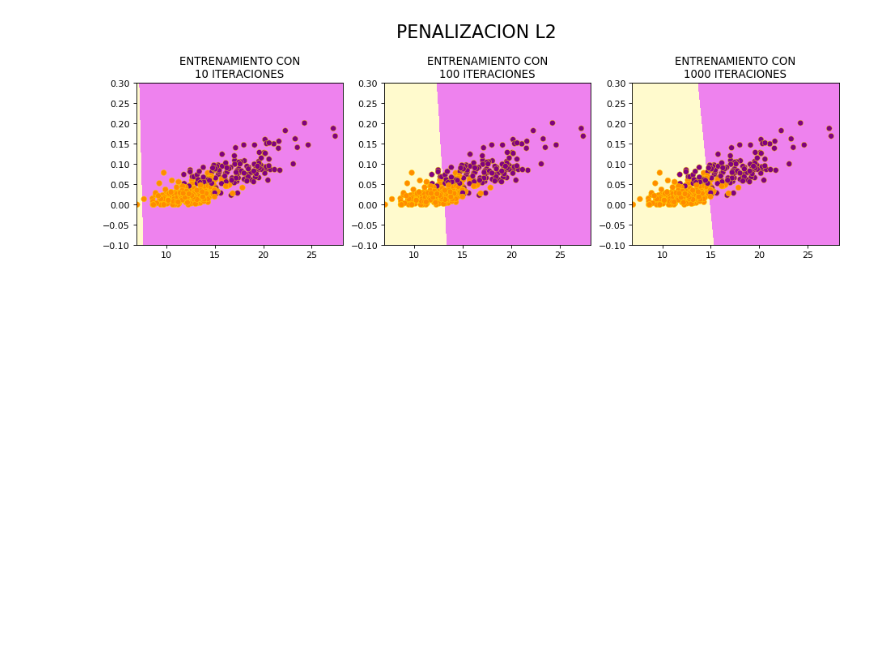
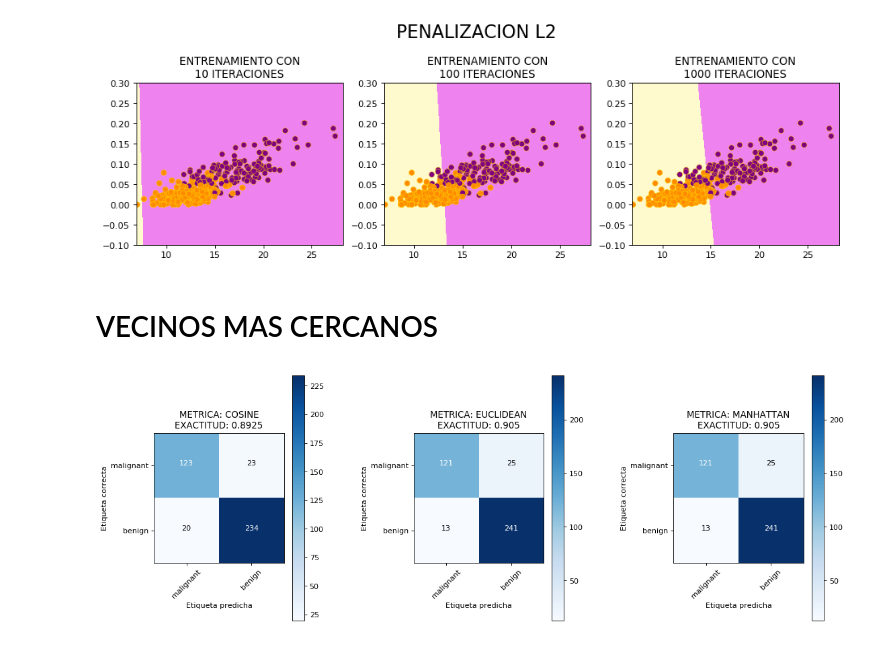
Before and after one commit to Eugenia27/DiploDatos, a Jupyter notebook: IntroduccionApredizajeAutomatico/intro_aprendizaje.ipynb, the cells around one changed output. Drawn from its saved outputs; the diff is of its cells as text; code cells hidden in the pictures; blank space fills up the shorter version.

```diff
--- a/IntroduccionApredizajeAutomatico/intro_aprendizaje.ipynb
+++ b/IntroduccionApredizajeAutomatico/intro_aprendizaje.ipynb
@@ -570,3 +570,26 @@ for i in iterations:
 plt.subplots_adjust( top=0.75)
 # %% [output]
 [figure]
+# %% [markdown]
+# VECINOS MAS CERCANOS
+# %%
+n_neighbors = 5
+metricas = ['cosine','euclidean','manhattan']
+
+plt.figure(figsize=(14, 5), dpi= 80, facecolor='w', edgecolor='k')
+j=1
+for m in metricas:
+    metric = m
+    model = KNeighborsClassifier(n_neighbors=n_neighbors, metric=metric)
+    model.fit(X_train_feature, y_train)
+
+    exactitud = accuracy_score(y_train, model.predict(X_train_feature))
+
+    plt.subplot(1, 3, j)
+    plot_confusion_matrix(confusion_matrix(y_train, model.predict(X_train_feature)),
+                      classes=breast_cancer_data.target_names,
+                      title='METRICA: '+m.upper()+'\nEXACTITUD: '+str(exactitud))
+    j+=1
+plt.subplots_adjust( wspace=0.6)
+# %% [output]
+[figure, added]
```
